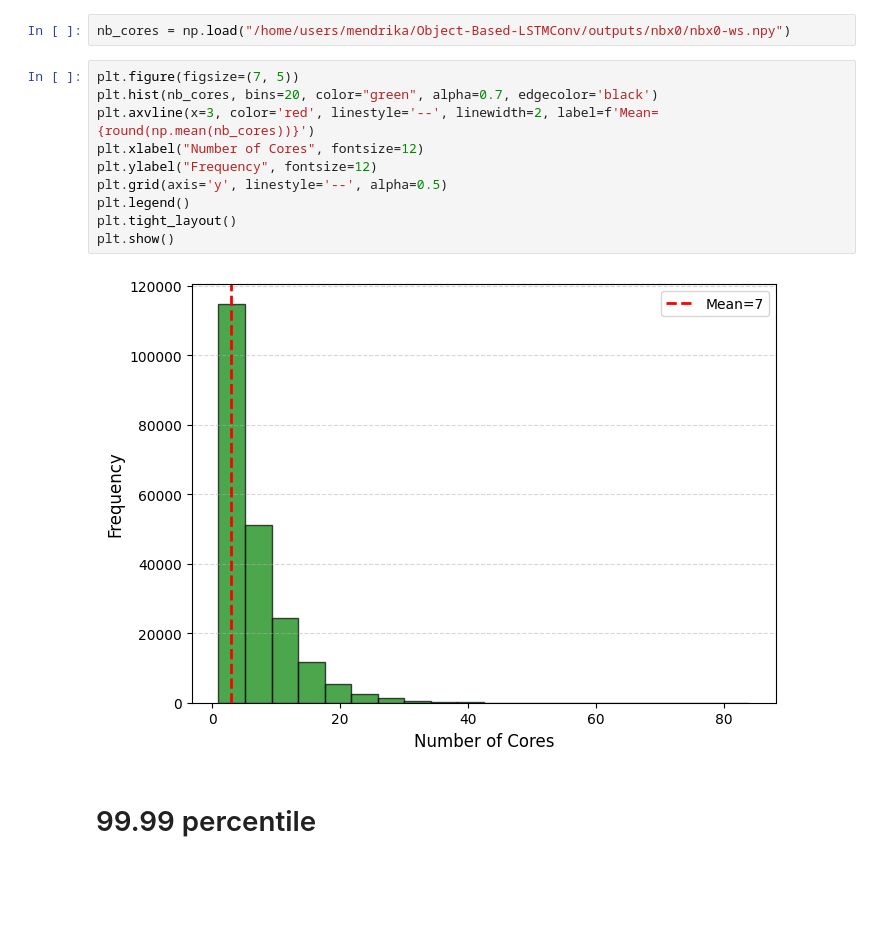
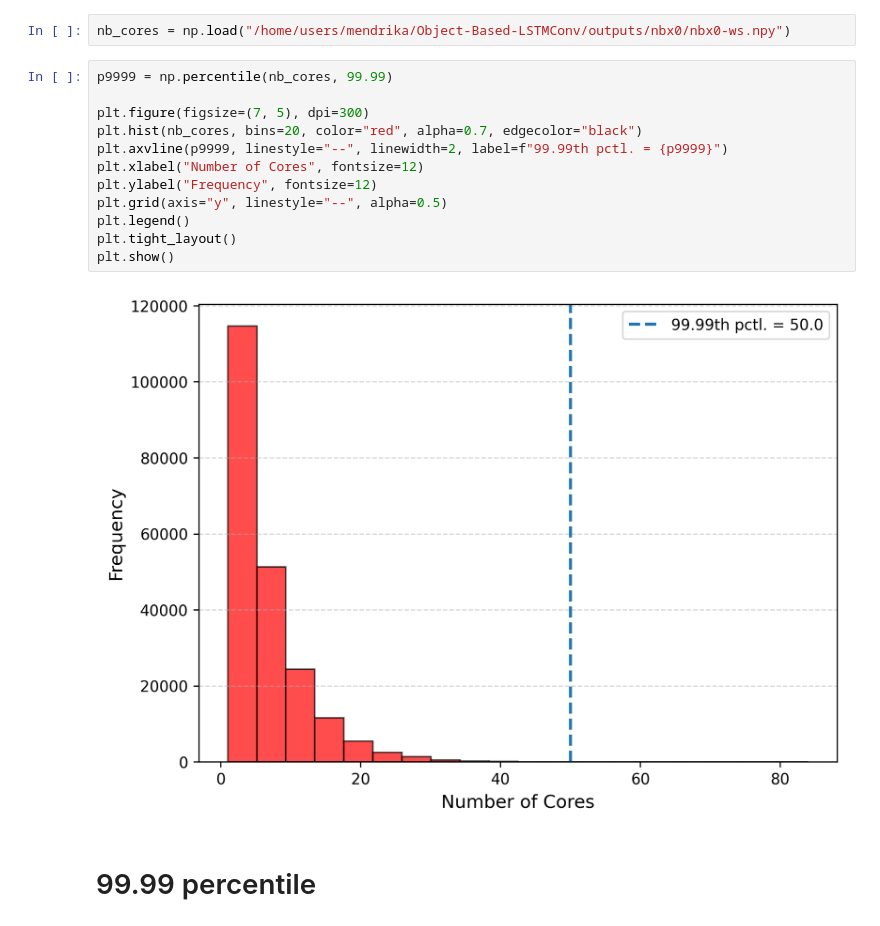
Before and after one commit to mendrika-mdg/Object-Based-LSTMConv, a Jupyter notebook: notebooks/preparation/x0-analysis.ipynb, the cells around one changed output. Cells and saved outputs as stored; diff of their text form; blank space fills up the shorter version.

```diff
--- a/notebooks/preparation/x0-analysis.ipynb
+++ b/notebooks/preparation/x0-analysis.ipynb
@@ -8,17 +8,19 @@ import matplotlib.pyplot as plt
 # %%
 nb_cores = np.load("/home/users/mendrika/Object-Based-LSTMConv/outputs/nbx0/nbx0-ws.npy")
 # %%
-plt.figure(figsize=(7, 5))
-plt.hist(nb_cores, bins=20, color="green", alpha=0.7, edgecolor='black')
-plt.axvline(x=3, color='red', linestyle='--', linewidth=2, label=f'Mean={round(np.mean(nb_cores))}')
+p9999 = np.percentile(nb_cores, 99.99)
+
+plt.figure(figsize=(7, 5), dpi=300)
+plt.hist(nb_cores, bins=20, color="red", alpha=0.7, edgecolor="black")
+plt.axvline(p9999, linestyle="--", linewidth=2, label=f"99.99th pctl. = {p9999}")
 plt.xlabel("Number of Cores", fontsize=12)
 plt.ylabel("Frequency", fontsize=12)
-plt.grid(axis='y', linestyle='--', alpha=0.5)
+plt.grid(axis="y", linestyle="--", alpha=0.5)
 plt.legend()
 plt.tight_layout()
 plt.show()
 # %% [output]
-[figure, old version]
+[figure, new version]
 # %% [markdown]
 # 99.99 percentile
 # %%
```
Also changed, not shown: 12 other files.
